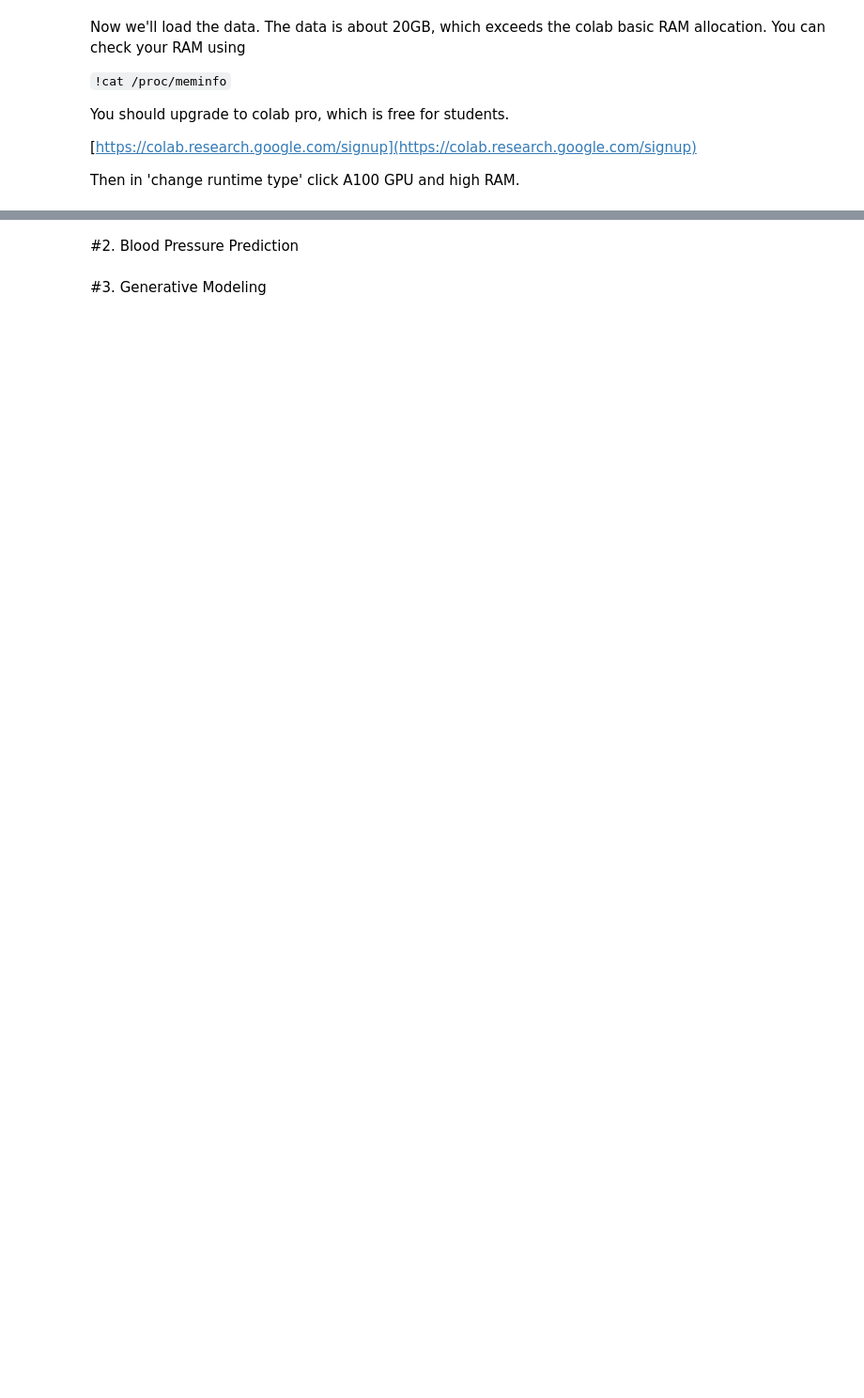
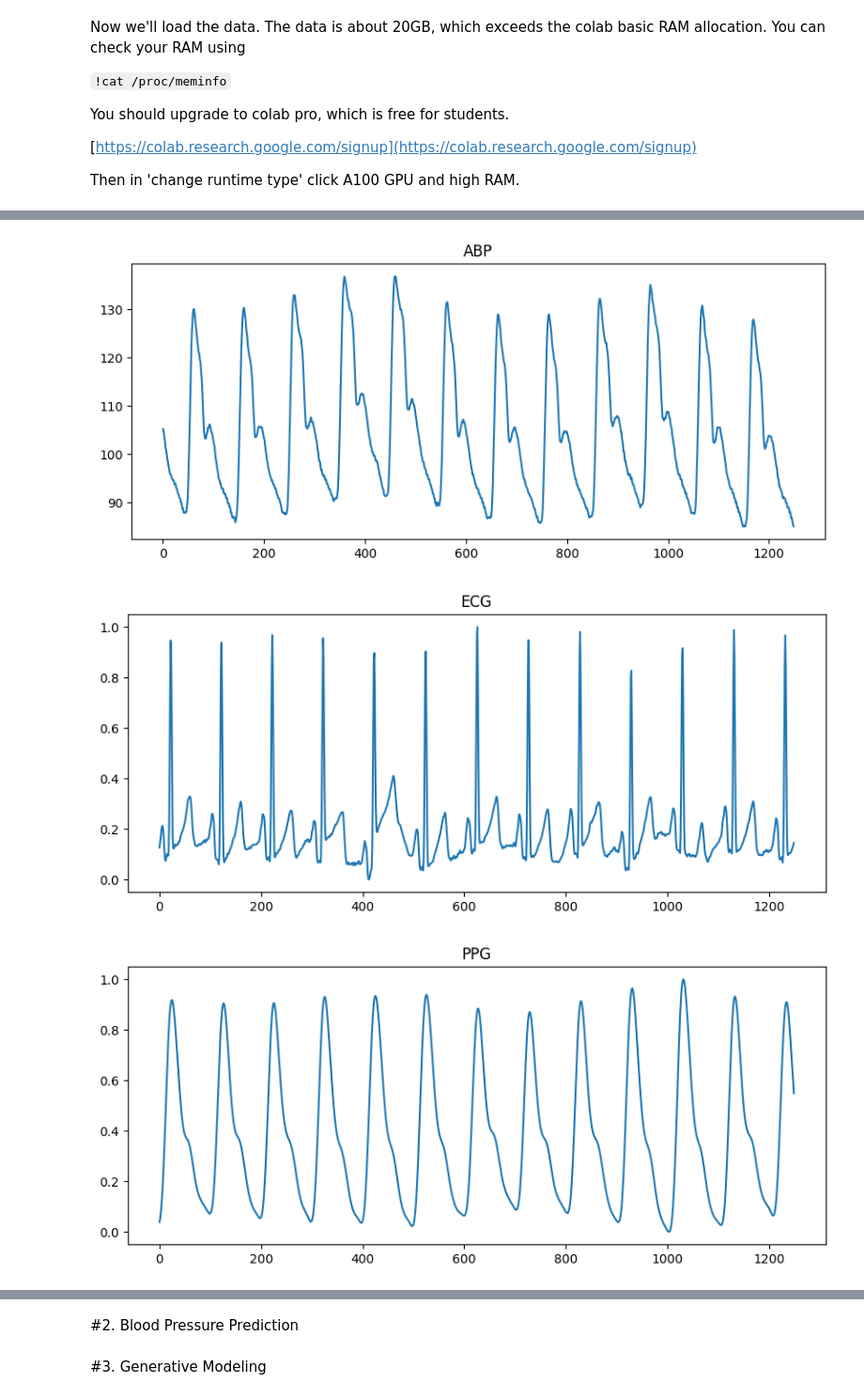
Before and after one commit to yiheng870106/Mathematics-of-Data-Science-Project-4-yiheng, a Jupyter notebook: project4.ipynb, the cells around one changed output, grey strips where cells are left out. Shown: that part at 94% size. Saved outputs shown, nothing was run; the diff lists cells and outputs as text; code cells hidden in the pictures; blank space fills up the shorter version.

```diff
--- a/project4.ipynb
+++ b/project4.ipynb
@@ -115,9 +211,25 @@ for feature in features:
 # %%
 # samples of ABP, ECG, and PPG signals
 import matplotlib.pyplot as plt
+
+plt.figure(figsize=(10,4))
 plt.plot(ABP_Train[0])
+plt.title('ABP')
+plt.show()
+
+plt.figure(figsize=(10,4))
 plt.plot(ECG_Train[0])
+plt.title('ECG')
+plt.show()
+
+plt.figure(figsize=(10,4))
 plt.plot(PPG_Train[0])
+plt.title('PPG')
+plt.show()
+# %% [output]
+[figure, added]
+[figure, added]
+[figure, added]
 # %%
 # correlation
 print("correlation between SBP and DBP = ", df_Train['SBP'].corr(df_Train['DBP']))
```
Also changed, not shown: parts of 8 cells of this notebook.
